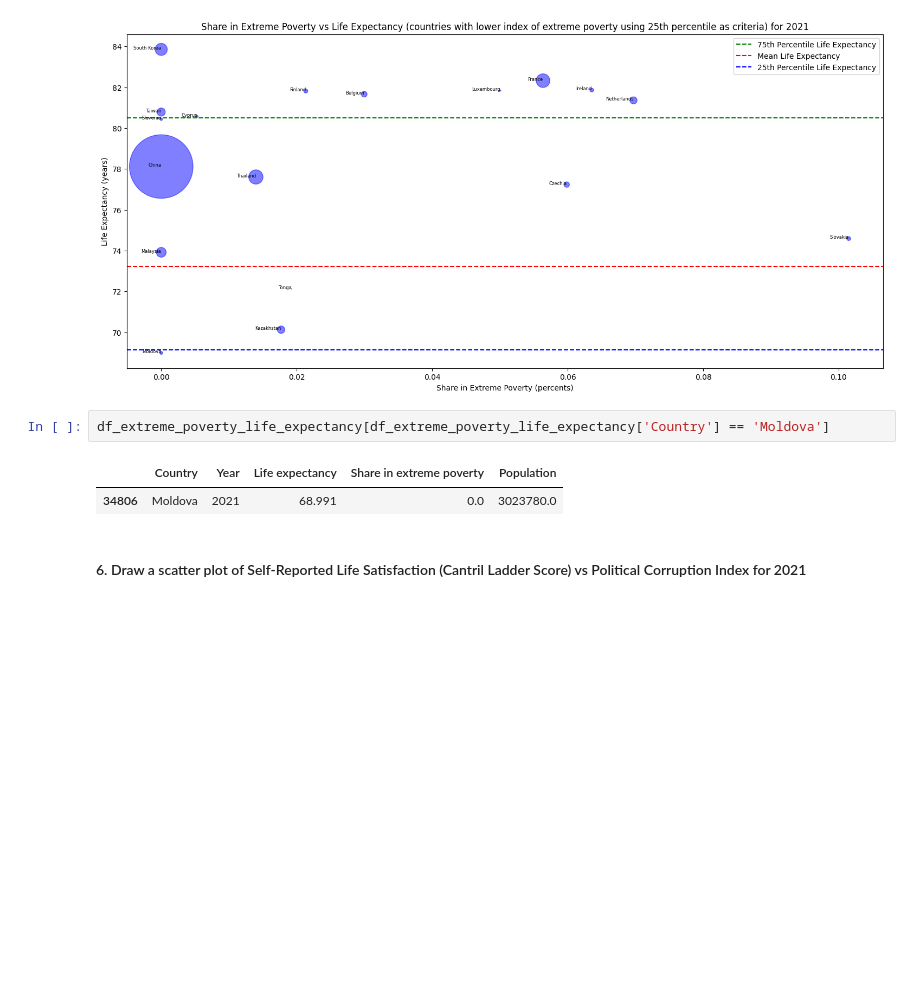
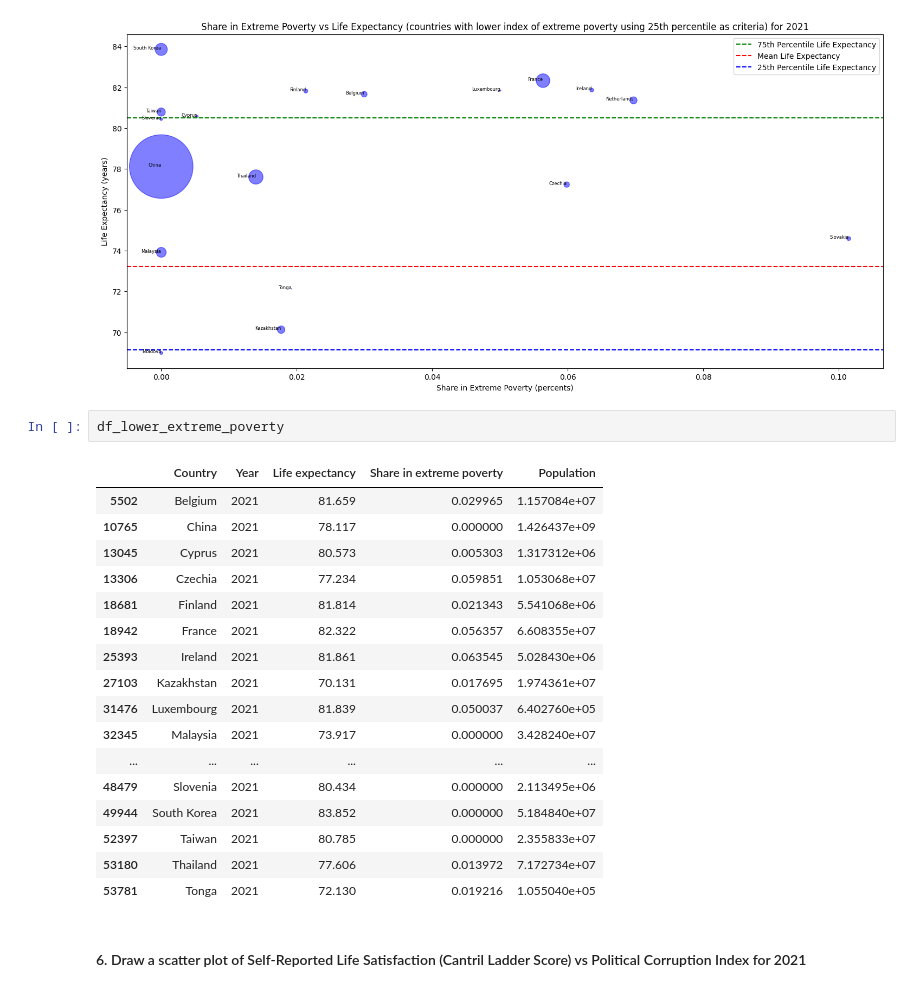
Before and after one commit to sdvelev/Introduction-To-Data-Science-And-AI, a Jupyter notebook: 05-data-science-revision/assignment-5-Stefan-Velev.ipynb, the cells around one changed output. Drawn from its saved outputs; the diff is of its cells as text; blank space fills up the shorter version.

```diff
--- a/05-data-science-revision/assignment-5-Stefan-Velev.ipynb
+++ b/05-data-science-revision/assignment-5-Stefan-Velev.ipynb
@@ -523,10 +523,25 @@ plt.show()
 # %% [output]
 [figure]
 # %%
-df_extreme_poverty_life_expectancy[df_extreme_poverty_life_expectancy['Country'] == 'Moldova']
+df_lower_extreme_poverty
 # %% [output]
 |  | Country | Year | Life expectancy | Share in extreme poverty | Population |
-| 34806 | Moldova | 2021 | 68.991 | 0.0 | 3023780.0 |
+| 5502 | Belgium | 2021 | 81.659 | 0.029965 | 1.157084e+07 |
+| 10765 | China | 2021 | 78.117 | 0.000000 | 1.426437e+09 |
+| 13045 | Cyprus | 2021 | 80.573 | 0.005303 | 1.317312e+06 |
+| 13306 | Czechia | 2021 | 77.234 | 0.059851 | 1.053068e+07 |
+| 18681 | Finland | 2021 | 81.814 | 0.021343 | 5.541068e+06 |
+| 18942 | France | 2021 | 82.322 | 0.056357 | 6.608355e+07 |
+| 25393 | Ireland | 2021 | 81.861 | 0.063545 | 5.028430e+06 |
+| 27103 | Kazakhstan | 2021 | 70.131 | 0.017695 | 1.974361e+07 |
+| 31476 | Luxembourg | 2021 | 81.839 | 0.050037 | 6.402760e+05 |
+| 32345 | Malaysia | 2021 | 73.917 | 0.000000 | 3.428240e+07 |
+| ... | ... | ... | ... | ... | ... |
+| 48479 | Slovenia | 2021 | 80.434 | 0.000000 | 2.113495e+06 |
+| 49944 | South Korea | 2021 | 83.852 | 0.000000 | 5.184840e+07 |
+| 52397 | Taiwan | 2021 | 80.785 | 0.000000 | 2.355833e+07 |
+| 53180 | Thailand | 2021 | 77.606 | 0.013972 | 7.172734e+07 |
+| 53781 | Tonga | 2021 | 72.130 | 0.019216 | 1.055040e+05 |
 # %% [markdown]
 #### 6. Draw a scatter plot of Self-Reported Life Satisfaction (Cantril Ladder Score) vs Political Corruption Index for 2021
 # %%
```
Also changed, not shown: parts of 6 cells of this notebook.
